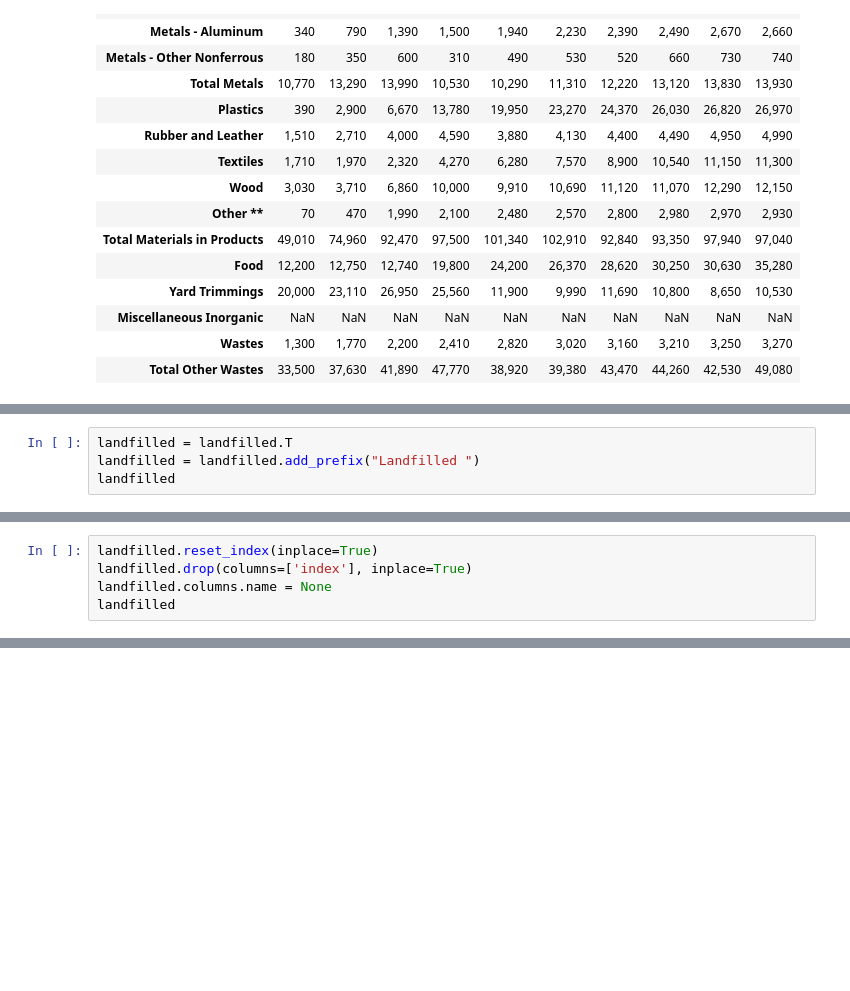
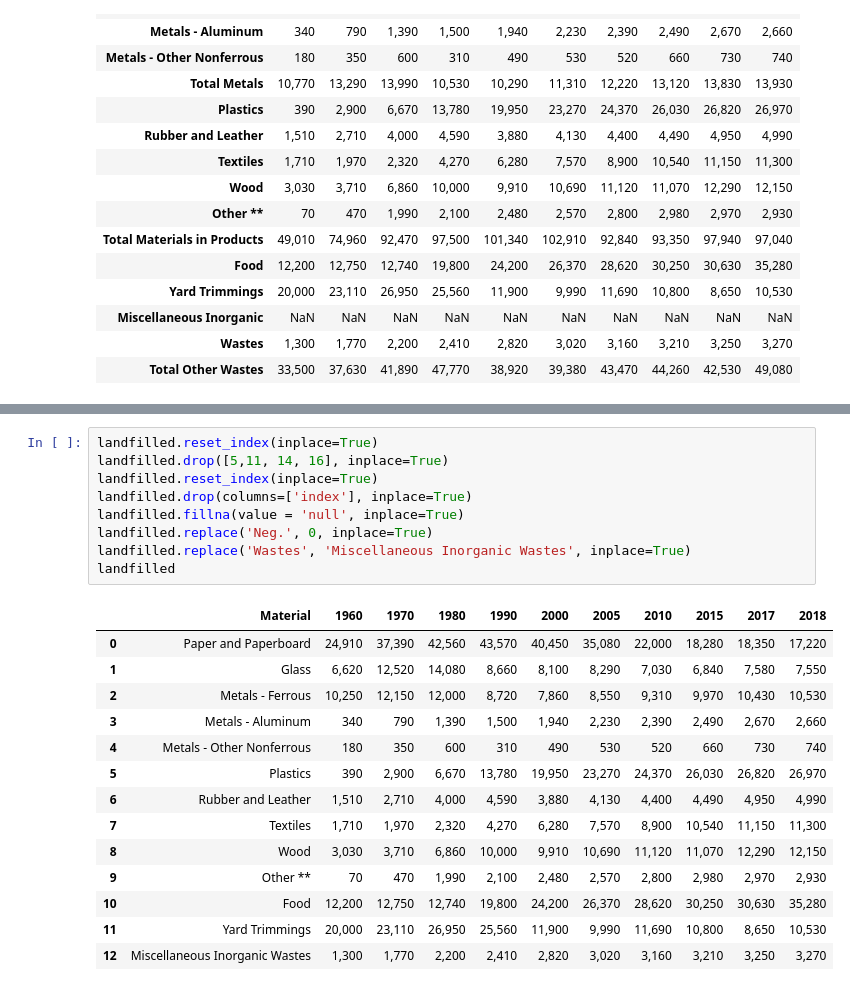
Before and after one commit to nonlocal-lia/food_waste, a Jupyter notebook: data/extract_data.ipynb, the cells around one changed output, grey strips where cells are left out. Saved outputs shown, nothing was run; the diff lists cells and outputs as text; blank space fills up the shorter version.

```diff
--- a/data/extract_data.ipynb
+++ b/data/extract_data.ipynb
@@ -958,4 +548,0 @@ combusted
-# %%
-landfilled = landfilled.T
-landfilled = landfilled.add_prefix("Landfilled ")
-landfilled
@@ -1025,5 +548,0 @@ combusted
-# %%
-landfilled.reset_index(inplace=True)
-landfilled.drop(columns=['index'], inplace=True)
-landfilled.columns.name = None
-landfilled
@@ -1127,0 +942,24 @@ composted
+# %%
+landfilled.reset_index(inplace=True)
+landfilled.drop([5,11, 14, 16], inplace=True)
+landfilled.reset_index(inplace=True)
+landfilled.drop(columns=['index'], inplace=True)
+landfilled.fillna(value = 'null', inplace=True)
+landfilled.replace('Neg.', 0, inplace=True)
+landfilled.replace('Wastes', 'Miscellaneous Inorganic Wastes', inplace=True)
+landfilled
+# %% [output]
+|  | Material | 1960 | 1970 | 1980 | 1990 | 2000 | 2005 | 2010 | 2015 | 2017 | 2018 |
+| 0 | Paper and Paperboard | 24,910 | 37,390 | 42,560 | 43,570 | 40,450 | 35,080 | 22,000 | 18,280 | 18,350 | 17,220 |
+| 1 | Glass | 6,620 | 12,520 | 14,080 | 8,660 | 8,100 | 8,290 | 7,030 | 6,840 | 7,580 | 7,550 |
+| 2 | Metals - Ferrous | 10,250 | 12,150 | 12,000 | 8,720 | 7,860 | 8,550 | 9,310 | 9,970 | 10,430 | 10,530 |
+| 3 | Metals - Aluminum | 340 | 790 | 1,390 | 1,500 | 1,940 | 2,230 | 2,390 | 2,490 | 2,670 | 2,660 |
+| 4 | Metals - Other Nonferrous | 180 | 350 | 600 | 310 | 490 | 530 | 520 | 660 | 730 | 740 |
+| 5 | Plastics | 390 | 2,900 | 6,670 | 13,780 | 19,950 | 23,270 | 24,370 | 26,030 | 26,820 | 26,970 |
+| 6 | Rubber and Leather | 1,510 | 2,710 | 4,000 | 4,590 | 3,880 | 4,130 | 4,400 | 4,490 | 4,950 | 4,990 |
+| 7 | Textiles | 1,710 | 1,970 | 2,320 | 4,270 | 6,280 | 7,570 | 8,900 | 10,540 | 11,150 | 11,300 |
+| 8 | Wood | 3,030 | 3,710 | 6,860 | 10,000 | 9,910 | 10,690 | 11,120 | 11,070 | 12,290 | 12,150 |
+| 9 | Other ** | 70 | 470 | 1,990 | 2,100 | 2,480 | 2,570 | 2,800 | 2,980 | 2,970 | 2,930 |
+| 10 | Food | 12,200 | 12,750 | 12,740 | 19,800 | 24,200 | 26,370 | 28,620 | 30,250 | 30,630 | 35,280 |
+| 11 | Yard Trimmings | 20,000 | 23,110 | 26,950 | 25,560 | 11,900 | 9,990 | 11,690 | 10,800 | 8,650 | 10,530 |
+| 12 | Miscellaneous Inorganic Wastes | 1,300 | 1,770 | 2,200 | 2,410 | 2,820 | 3,020 | 3,160 | 3,210 | 3,250 | 3,270 |
```
Also changed, not shown: parts of 114 cells of this notebook, 18 other files.
